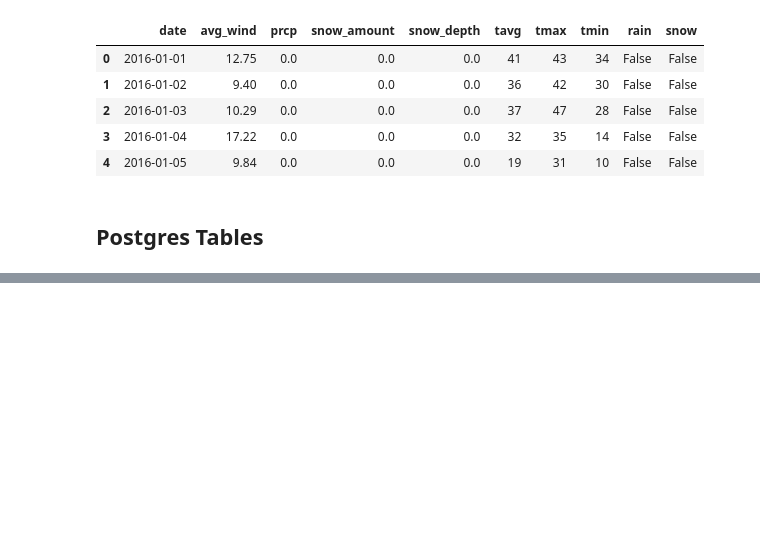
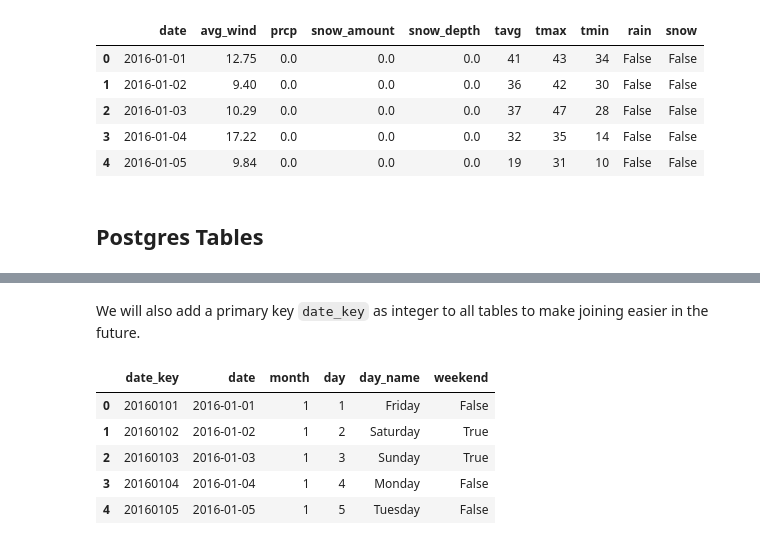
Before and after one commit to SereniT33/Codecademy_DE_Portfolio, a Jupyter notebook: bike-rental-data-management/bike-rental.ipynb, the cells around one changed output, grey strips where cells are left out. Drawn from its saved outputs; the diff is of its cells as text; code cells hidden in the pictures; blank space fills up the shorter version.

```diff
--- a/bike-rental-data-management/bike-rental.ipynb
+++ b/bike-rental-data-management/bike-rental.ipynb
@@ -458 +442,19 @@ dates.head()
+# %% [markdown]
+We will also add a primary key `date_key` as integer to all tables to make joining easier in the future.
+# %%
+# Create a primary key by transforming datetime objects to integers
+dates['date_key'] = dates['date'].apply(lambda x: int(x.strftime('%Y%m%d').strip('-')))
+df_bike['date_key'] = df_bike['start_time'].apply(lambda x: int(x.strftime('%Y%m%d').strip('-')))
+df_weather['date_key'] = df_weather['date'].apply(lambda x: int(x.strftime('%Y%m%d').strip('-')))
+
+# Reorder columns to move the last column to the first position
+dates = dates[[dates.columns[-1]] + list(dates.columns[:-1])]
+dates.head()
+# %% [output]
+|  | date_key | date | month | day | day_name | weekend |
+| 0 | 20160101 | 2016-01-01 | 1 | 1 | Friday | False |
+| 1 | 20160102 | 2016-01-02 | 1 | 2 | Saturday | True |
+| 2 | 20160103 | 2016-01-03 | 1 | 3 | Sunday | True |
+| 3 | 20160104 | 2016-01-04 | 1 | 4 | Monday | False |
+| 4 | 20160105 | 2016-01-05 | 1 | 5 | Tuesday | False |
 # %% [markdown]
```
Also changed, not shown: parts of 16 cells of this notebook, 2 other files.
